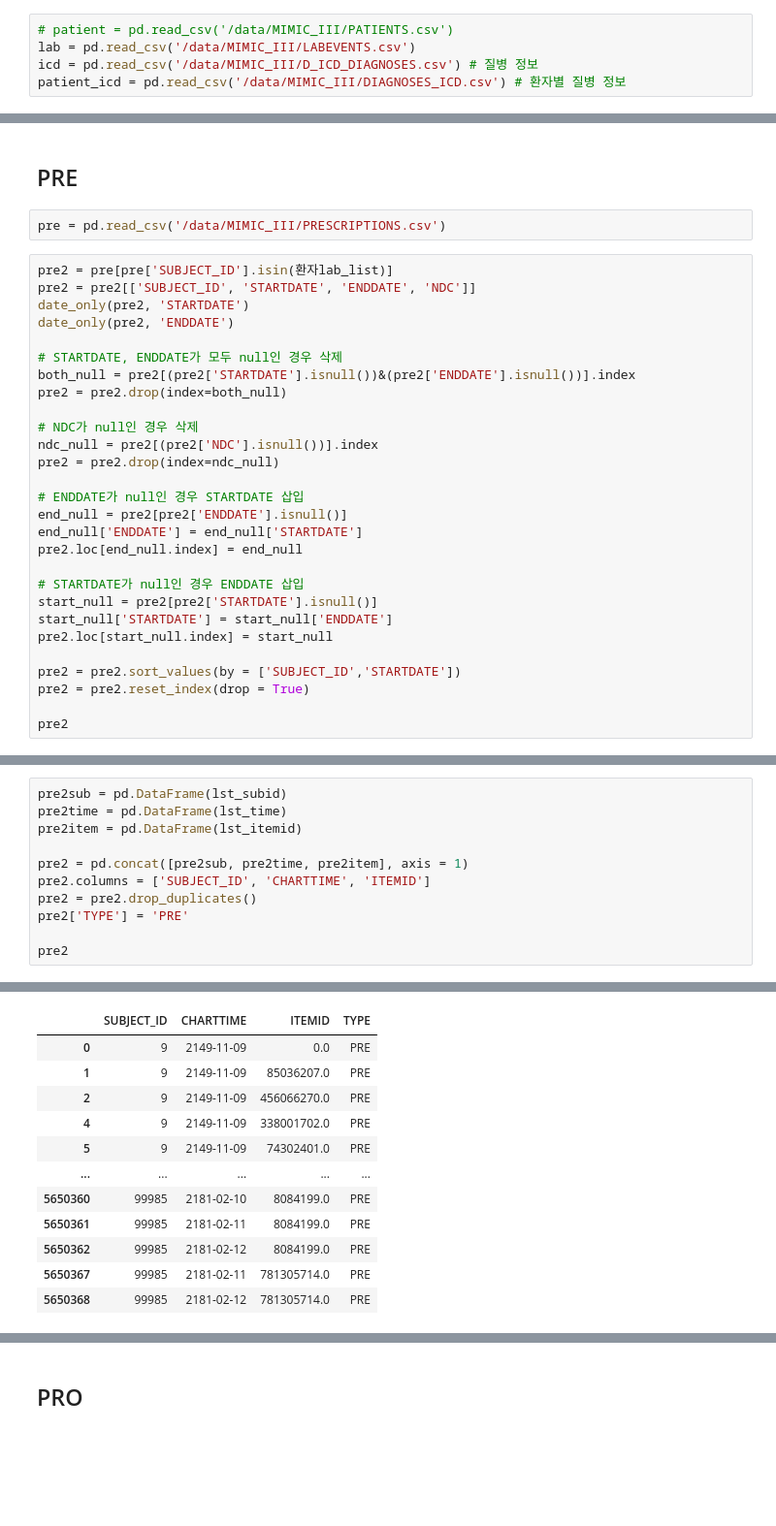
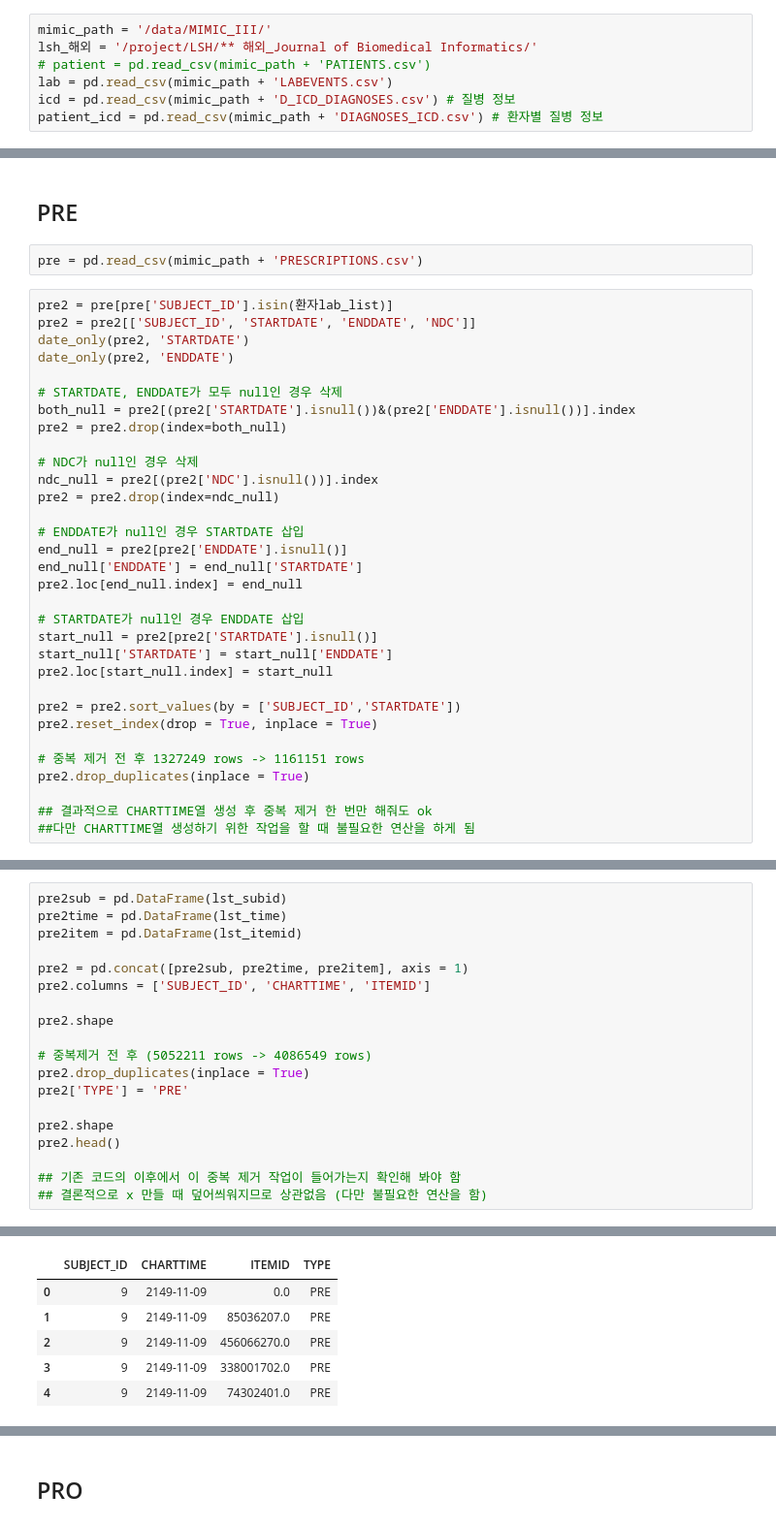
Before and after one commit to GaYounKoh/DSML_re, a Jupyter notebook: [해외논문] Journal of Biomedical Informatics/01 데이터 전처리.ipynb, the cells around one changed output, grey strips where cells are left out. Shown at 97% size. Saved outputs shown, nothing was run; the diff lists cells and outputs as text; blank space fills up the shorter version.

```diff
--- a/[해외논문] Journal of Biomedical Informatics/01 데이터 전처리.ipynb
+++ b/[해외논문] Journal of Biomedical Informatics/01 데이터 전처리.ipynb
@@ -17,7 +19,9 @@ warnings.filterwarnings('ignore')
 # %% [markdown]
 # 폐렴환자 추출
 # %%
-# patient = pd.read_csv('/data/MIMIC_III/PATIENTS.csv')
-lab = pd.read_csv('/data/MIMIC_III/LABEVENTS.csv')
-icd = pd.read_csv('/data/MIMIC_III/D_ICD_DIAGNOSES.csv') # 질병 정보
-patient_icd = pd.read_csv('/data/MIMIC_III/DIAGNOSES_ICD.csv') # 환자별 질병 정보
+mimic_path = '/data/MIMIC_III/'
+lsh_해외 = '/project/LSH/** 해외_Journal of Biomedical Informatics/'
+# patient = pd.read_csv(mimic_path + 'PATIENTS.csv')
+lab = pd.read_csv(mimic_path + 'LABEVENTS.csv')
+icd = pd.read_csv(mimic_path + 'D_ICD_DIAGNOSES.csv') # 질병 정보
+patient_icd = pd.read_csv(mimic_path + 'DIAGNOSES_ICD.csv') # 환자별 질병 정보
@@ -124,7 +141,7 @@ lab2
 # %% [markdown]
 ## PRE
 # %%
-pre = pd.read_csv('/data/MIMIC_III/PRESCRIPTIONS.csv')
+pre = pd.read_csv(mimic_path + 'PRESCRIPTIONS.csv')
 # %%
 pre2 = pre[pre['SUBJECT_ID'].isin(환자lab_list)]
 pre2 = pre2[['SUBJECT_ID', 'STARTDATE', 'ENDDATE', 'NDC']]
@@ -150,6 +167,10 @@ start_null['STARTDATE'] = start_null['ENDDATE']
 pre2.loc[start_null.index] = start_null
 
 pre2 = pre2.sort_values(by = ['SUBJECT_ID','STARTDATE'])
-pre2 = pre2.reset_index(drop = True)
+pre2.reset_index(drop = True, inplace = True)
 
-pre2
+# 중복 제거 전 후 1327249 rows -> 1161151 rows
+pre2.drop_duplicates(inplace = True)
+
+## 결과적으로 CHARTTIME열 생성 후 중복 제거 한 번만 해줘도 ok
+##다만 CHARTTIME열 생성하기 위한 작업을 할 때 불필요한 연산을 하게 됨
@@ -215,8 +212,16 @@ pre2item = pd.DataFrame(lst_itemid)
 
 pre2 = pd.concat([pre2sub, pre2time, pre2item], axis = 1)
 pre2.columns = ['SUBJECT_ID', 'CHARTTIME', 'ITEMID']
-pre2 = pre2.drop_duplicates()
+
+pre2.shape
+
+# 중복제거 전 후 (5052211 rows -> 4086549 rows)
+pre2.drop_duplicates(inplace = True)
 pre2['TYPE'] = 'PRE'
 
-pre2
+pre2.shape
+pre2.head()
+
+## 기존 코드의 이후에서 이 중복 제거 작업이 들어가는지 확인해 봐야 함
+## 결론적으로 x 만들 때 덮어씌워지므로 상관없음 (다만 불필요한 연산을 함)
 # %% [output]
@@ -223,12 +230,6 @@ pre2
 |  | SUBJECT_ID | CHARTTIME | ITEMID | TYPE |
 | 0 | 9 | 2149-11-09 | 0.0 | PRE |
 | 1 | 9 | 2149-11-09 | 85036207.0 | PRE |
 | 2 | 9 | 2149-11-09 | 456066270.0 | PRE |
-| 4 | 9 | 2149-11-09 | 338001702.0 | PRE |
-| 5 | 9 | 2149-11-09 | 74302401.0 | PRE |
-| ... | ... | ... | ... | ... |
-| 5650360 | 99985 | 2181-02-10 | 8084199.0 | PRE |
-| 5650361 | 99985 | 2181-02-11 | 8084199.0 | PRE |
-| 5650362 | 99985 | 2181-02-12 | 8084199.0 | PRE |
-| 5650367 | 99985 | 2181-02-11 | 781305714.0 | PRE |
-| 5650368 | 99985 | 2181-02-12 | 781305714.0 | PRE |
+| 3 | 9 | 2149-11-09 | 338001702.0 | PRE |
+| 4 | 9 | 2149-11-09 | 74302401.0 | PRE |
```
Also changed, not shown: parts of 28 cells of this notebook.
